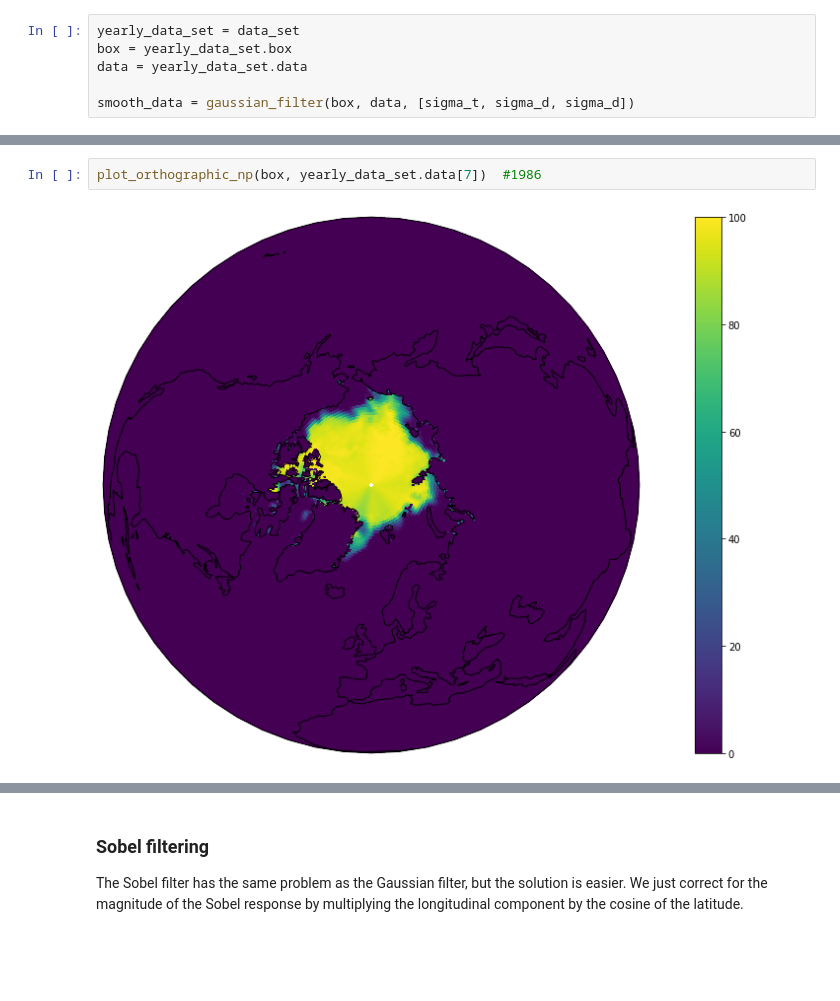
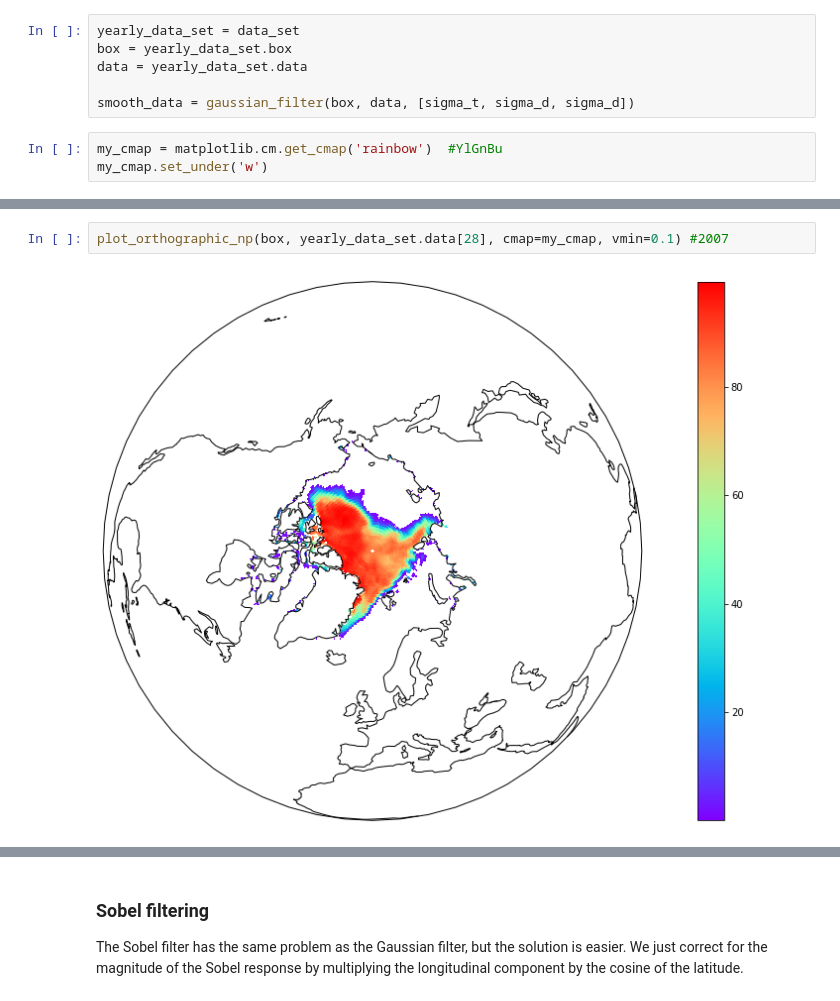
Before and after one commit to abrupt-climate/notebooks, a Jupyter notebook: Observations_seaice.ipynb, the cells around one changed output, grey strips where cells are left out. Saved outputs shown, nothing was run; the diff lists cells and outputs as text; blank space fills up the shorter version.

```diff
--- a/Observations_seaice.ipynb
+++ b/Observations_seaice.ipynb
@@ -64,4 +64,7 @@ box = yearly_data_set.box
 data = yearly_data_set.data
 
 smooth_data = gaussian_filter(box, data, [sigma_t, sigma_d, sigma_d])
+# %%
+my_cmap = matplotlib.cm.get_cmap('rainbow')  #YlGnBu
+my_cmap.set_under('w')
 # %%
@@ -71,5 +74,5 @@ plot_orthographic_np(box, yearly_data_set.data[0]) #1979
 # %%
-plot_orthographic_np(box, yearly_data_set.data[7])  #1986
+plot_orthographic_np(box, yearly_data_set.data[28], cmap=my_cmap, vmin=0.1) #2007
 # %% [output]
-[figure, old version]
+[figure, new version]
 # %%
```
Also changed, not shown: parts of 4 cells of this notebook, 1 other file.
